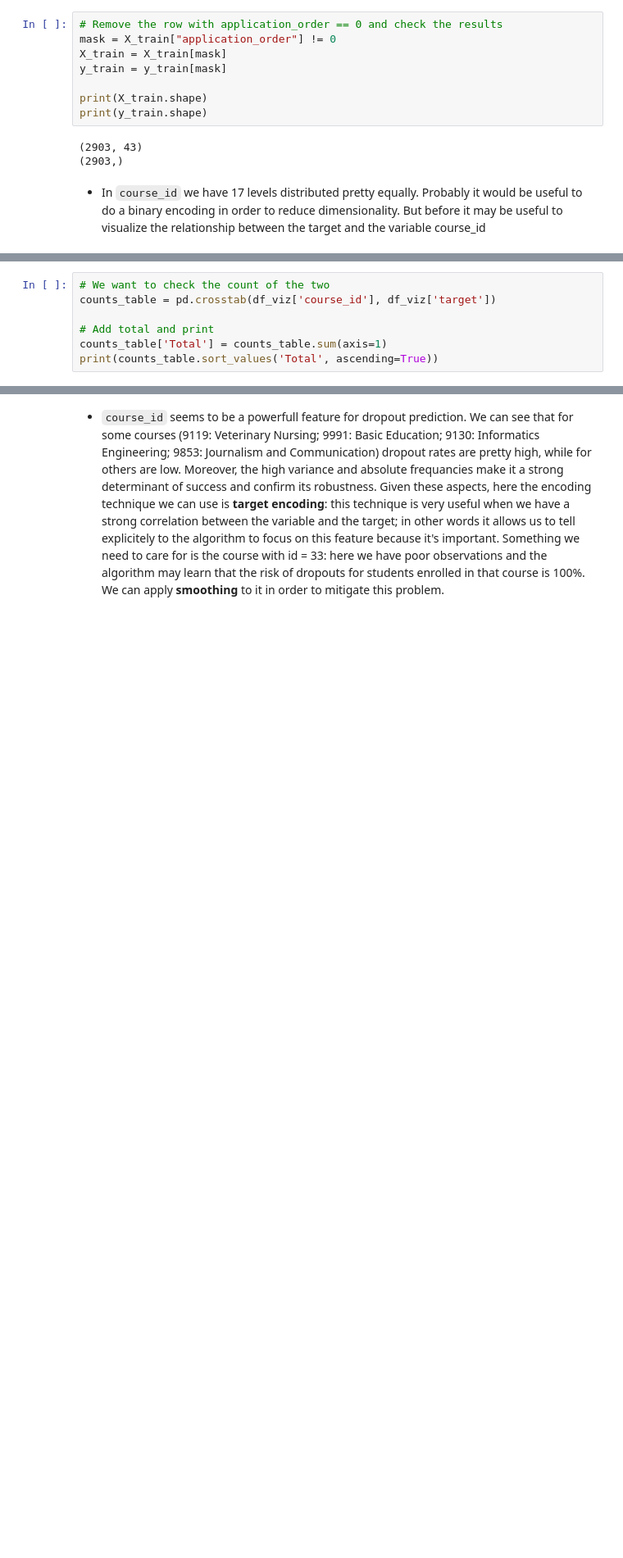
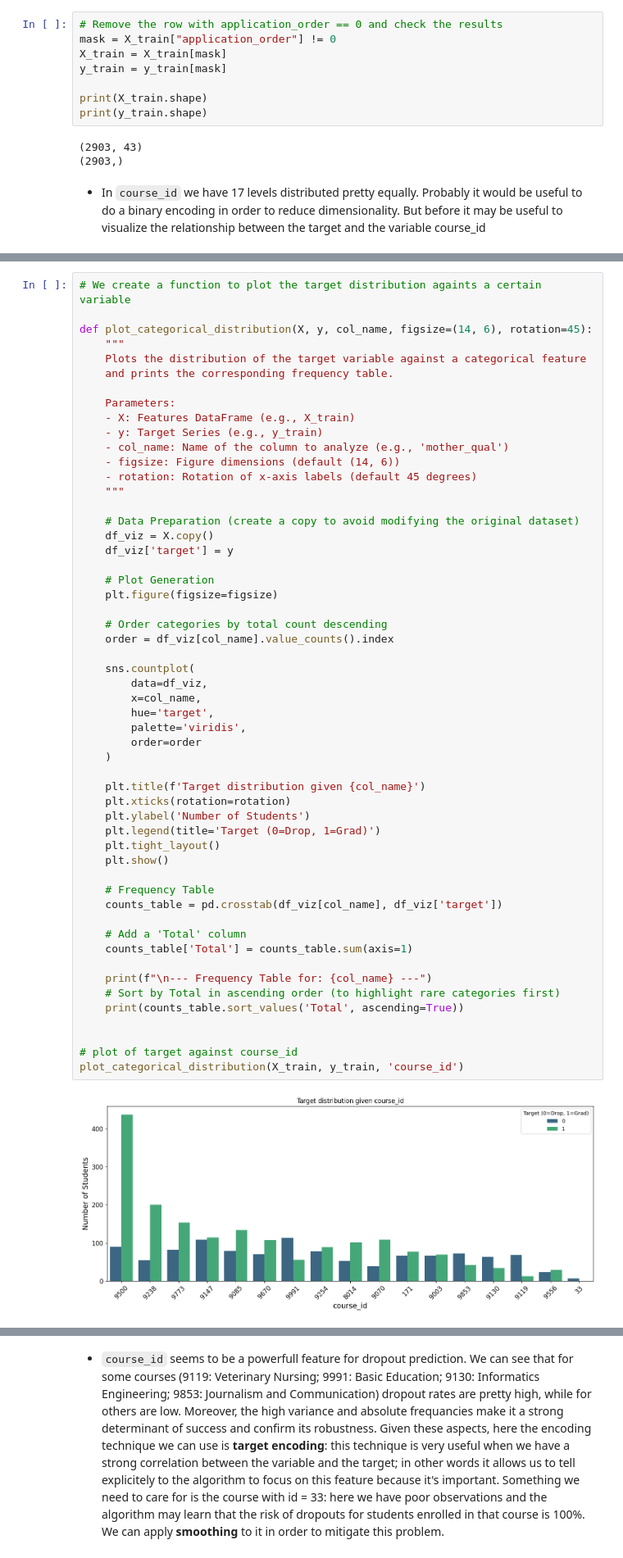
Before and after one commit to MatteoCorsi-git/Master-Data-Science-Statistical-Learning---UNIFI-IMT-Lucca---2024-25, a Jupyter notebook: hands_on_lab (Python)/bozza_hands_on_python_ML_project.ipynb, the cells around one changed output, grey strips where cells are left out. Shown at 82% size. Cells and saved outputs as stored; diff of their text form; blank space fills up the shorter version.

```diff
--- a/hands_on_lab (Python)/bozza_hands_on_python_ML_project.ipynb
+++ b/hands_on_lab (Python)/bozza_hands_on_python_ML_project.ipynb
@@ -737,7 +695,0 @@ course_id
-# %%
-# We want to check the count of the two
-counts_table = pd.crosstab(df_viz['course_id'], df_viz['target'])
-
-# Add total and print
-counts_table['Total'] = counts_table.sum(axis=1)
-print(counts_table.sort_values('Total', ascending=True))
@@ -763,0 +696,56 @@ course_id
+# %%
+# We create a function to plot the target distribution againts a certain variable
+
+def plot_categorical_distribution(X, y, col_name, figsize=(14, 6), rotation=45):
+    """
+    Plots the distribution of the target variable against a categorical feature
+    and prints the corresponding frequency table.
+
+    Parameters:
+    - X: Features DataFrame (e.g., X_train)
+    - y: Target Series (e.g., y_train)
+    - col_name: Name of the column to analyze (e.g., 'mother_qual')
+    - figsize: Figure dimensions (default (14, 6))
+    - rotation: Rotation of x-axis labels (default 45 degrees)
+    """
+
+    # Data Preparation (create a copy to avoid modifying the original dataset)
+    df_viz = X.copy()
+    df_viz['target'] = y
+
+    # Plot Generation
+    plt.figure(figsize=figsize)
+
+    # Order categories by total count descending
+    order = df_viz[col_name].value_counts().index
+
+    sns.countplot(
+        data=df_viz,
+        x=col_name,
+        hue='target',
+        palette='viridis',
+        order=order
+    )
+
+    plt.title(f'Target distribution given {col_name}')
+    plt.xticks(rotation=rotation)
+    plt.ylabel('Number of Students')
+    plt.legend(title='Target (0=Drop, 1=Grad)')
+    plt.tight_layout()
+    plt.show()
+
+    # Frequency Table
+    counts_table = pd.crosstab(df_viz[col_name], df_viz['target'])
+
+    # Add a 'Total' column
+    counts_table['Total'] = counts_table.sum(axis=1)
+
+    print(f"\n--- Frequency Table for: {col_name} ---")
+    # Sort by Total in ascending order (to highlight rare categories first)
+    print(counts_table.sort_values('Total', ascending=True))
+
+
+# plot of target against course_id
+plot_categorical_distribution(X_train, y_train, 'course_id')
+# %% [output]
+[figure, added]
```
Also changed, not shown: parts of 31 cells of this notebook.
